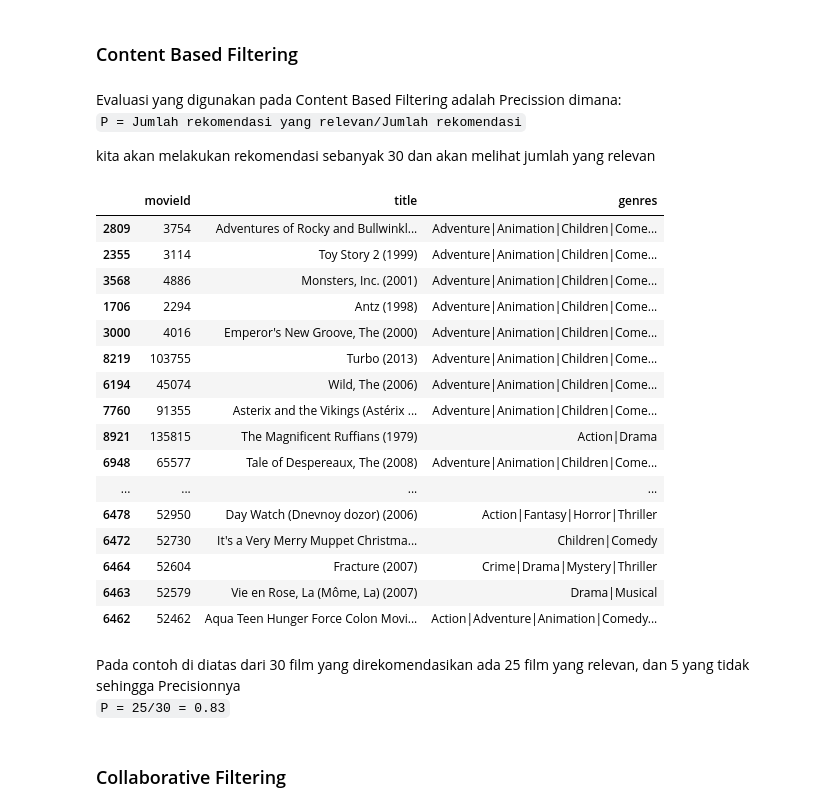
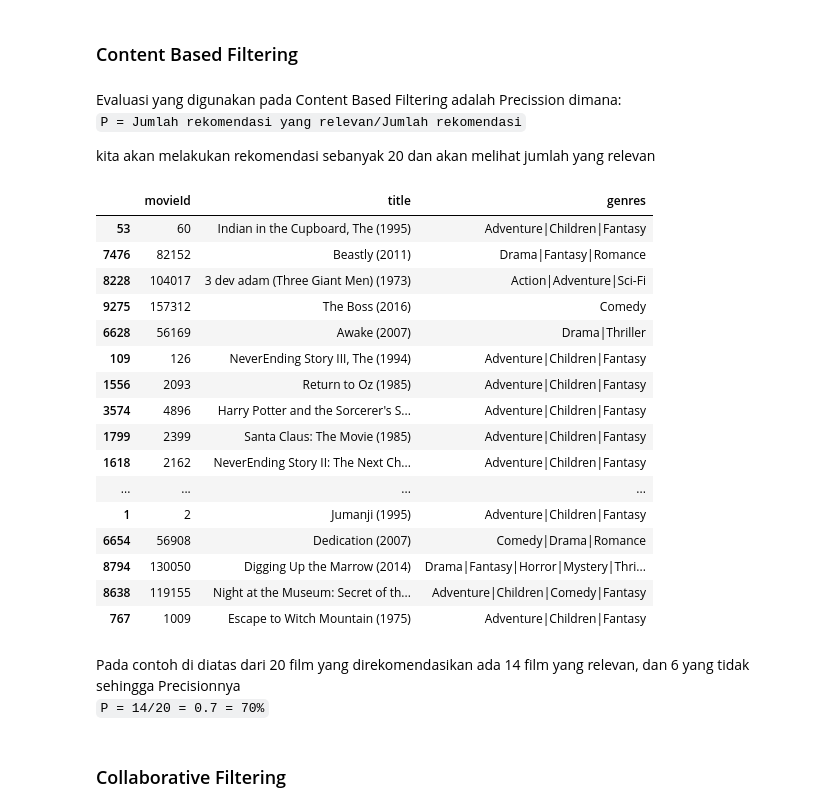
Before and after one commit to kresdev/DicodingMLExpert, a Jupyter notebook: RecommenderSystem/Movie_Recommendation_System.ipynb, the cells around one changed output. Saved outputs shown, nothing was run; the diff lists cells and outputs as text; code cells hidden in the pictures.

```diff
--- a/RecommenderSystem/Movie_Recommendation_System.ipynb
+++ b/RecommenderSystem/Movie_Recommendation_System.ipynb
@@ -220,0 +245,3 @@ __Analisa Univariate analyis kolom Rating__
+# %%
+df_movies = df_movies[~df_movies.title.duplicated()]
+df_movies.head()
@@ -483,30 +522,30 @@ collrecs.recommend(0, topk=10)
 Evaluasi yang digunakan pada Content Based Filtering adalah Precission dimana: \
 `P = Jumlah rekomendasi yang relevan/Jumlah rekomendasi`
 
-kita akan melakukan rekomendasi sebanyak 30 dan akan melihat jumlah yang relevan
+kita akan melakukan rekomendasi sebanyak 20 dan akan melihat jumlah yang relevan
 # %%
-contentrec.recommend(0, topk=30)
+contentrec.recommend(1, topk=20)
 # %% [output]
 |  | movieId | title | genres |
-| 2809 | 3754 | Adventures of Rocky and Bullwinkl... | Adventure|Animation|Children|Come... |
-| 2355 | 3114 | Toy Story 2 (1999) | Adventure|Animation|Children|Come... |
-| 3568 | 4886 | Monsters, Inc. (2001) | Adventure|Animation|Children|Come... |
-| 1706 | 2294 | Antz (1998) | Adventure|Animation|Children|Come... |
-| 3000 | 4016 | Emperor's New Groove, The (2000) | Adventure|Animation|Children|Come... |
-| 8219 | 103755 | Turbo (2013) | Adventure|Animation|Children|Come... |
-| 6194 | 45074 | Wild, The (2006) | Adventure|Animation|Children|Come... |
-| 7760 | 91355 | Asterix and the Vikings (Astérix ... | Adventure|Animation|Children|Come... |
-| 8921 | 135815 | The Magnificent Ruffians (1979) | Action|Drama |
-| 6948 | 65577 | Tale of Despereaux, The (2008) | Adventure|Animation|Children|Come... |
+| 53 | 60 | Indian in the Cupboard, The (1995) | Adventure|Children|Fantasy |
+| 7476 | 82152 | Beastly (2011) | Drama|Fantasy|Romance |
+| 8228 | 104017 | 3 dev adam (Three Giant Men) (1973) | Action|Adventure|Sci-Fi |
+| 9275 | 157312 | The Boss (2016) | Comedy |
+| 6628 | 56169 | Awake (2007) | Drama|Thriller |
+| 109 | 126 | NeverEnding Story III, The (1994) | Adventure|Children|Fantasy |
+| 1556 | 2093 | Return to Oz (1985) | Adventure|Children|Fantasy |
+| 3574 | 4896 | Harry Potter and the Sorcerer's S... | Adventure|Children|Fantasy |
+| 1799 | 2399 | Santa Claus: The Movie (1985) | Adventure|Children|Fantasy |
+| 1618 | 2162 | NeverEnding Story II: The Next Ch... | Adventure|Children|Fantasy |
 | ... | ... | ... | ... |
-| 6478 | 52950 | Day Watch (Dnevnoy dozor) (2006) | Action|Fantasy|Horror|Thriller |
-| 6472 | 52730 | It's a Very Merry Muppet Christma... | Children|Comedy |
-| 6464 | 52604 | Fracture (2007) | Crime|Drama|Mystery|Thriller |
-| 6463 | 52579 | Vie en Rose, La (Môme, La) (2007) | Drama|Musical |
-| 6462 | 52462 | Aqua Teen Hunger Force Colon Movi... | Action|Adventure|Animation|Comedy... |
+| 1 | 2 | Jumanji (1995) | Adventure|Children|Fantasy |
+| 6654 | 56908 | Dedication (2007) | Comedy|Drama|Romance |
+| 8794 | 130050 | Digging Up the Marrow (2014) | Drama|Fantasy|Horror|Mystery|Thri... |
+| 8638 | 119155 | Night at the Museum: Secret of th... | Adventure|Children|Comedy|Fantasy |
+| 767 | 1009 | Escape to Witch Mountain (1975) | Adventure|Children|Fantasy |
 # %% [markdown]
-Pada contoh di diatas dari 30 film yang direkomendasikan ada 25 film yang relevan, dan 5 yang tidak sehingga Precisionnya <br>
-`P = 25/30 = 0.83`
+Pada contoh di diatas dari 20 film yang direkomendasikan ada 14 film yang relevan, dan 6 yang tidak sehingga Precisionnya <br>
+`P = 14/20 = 0.7 = 70%`
 # %% [markdown]
 ### Collaborative Filtering
 # %% [markdown]
```
Also changed, not shown: parts of 35 cells of this notebook, 1 other file.
